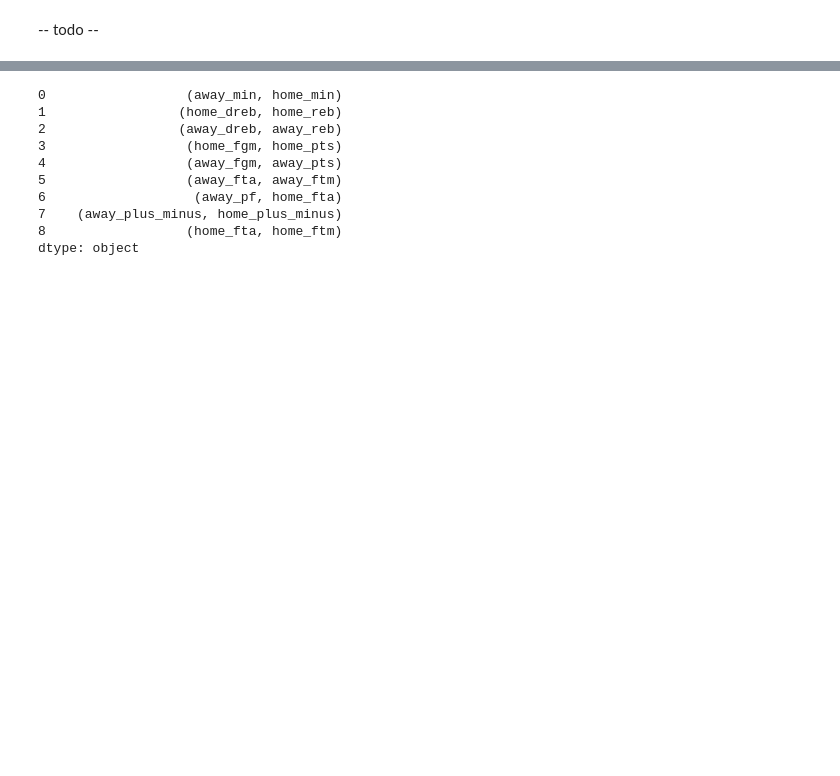
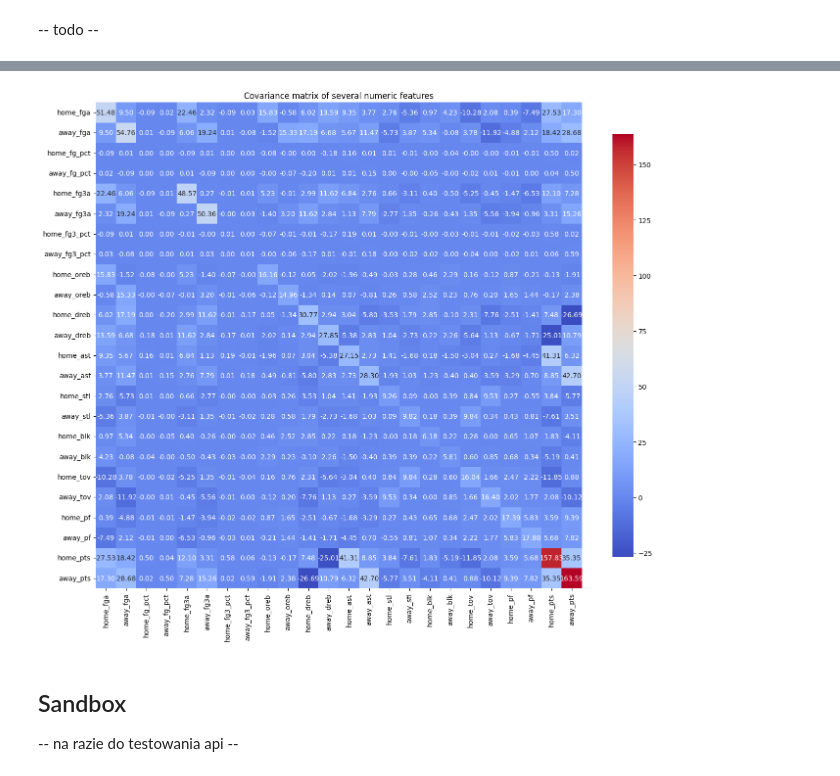
Before and after one commit to szymond44/nba-total-points-prediction-model, a Jupyter notebook: notebooks/nba-data-exploring.ipynb, the cells around one changed output, grey strips where cells are left out. Cells and saved outputs as stored; diff of their text form; code cells hidden in the pictures; blank space fills up the shorter version.

```diff
--- a/notebooks/nba-data-exploring.ipynb
+++ b/notebooks/nba-data-exploring.ipynb
@@ -66,13 +38,11 @@ close_features = list(close_features)  # Convert back to list if needed
-# %%
-print(pd.Series(close_features))
-# %% [output]
-0                  (away_min, home_min)
-1                 (home_dreb, home_reb)
-2                 (away_dreb, away_reb)
-3                  (home_fgm, home_pts)
-4                  (away_fgm, away_pts)
-5                  (away_fta, away_ftm)
-6                   (away_pf, home_fta)
-7    (away_plus_minus, home_plus_minus)
-8                  (home_fta, home_ftm)
-dtype: object
+# %%
+covariance_matrix = df.cov()
+plt.figure(figsize=(16, 16))
+sns.heatmap(covariance_matrix, annot=True, fmt='.2f', cmap='coolwarm', square=True, cbar_kws={"shrink": .7})
+plt.title("Covariance matrix of several numeric features")
+plt.show();
+# %% [output]
+[figure, added]
+# %% [markdown]
+## Sandbox
+-- na razie do testowania api --
```
Also changed, not shown: parts of 7 cells of this notebook, 1 other file.
